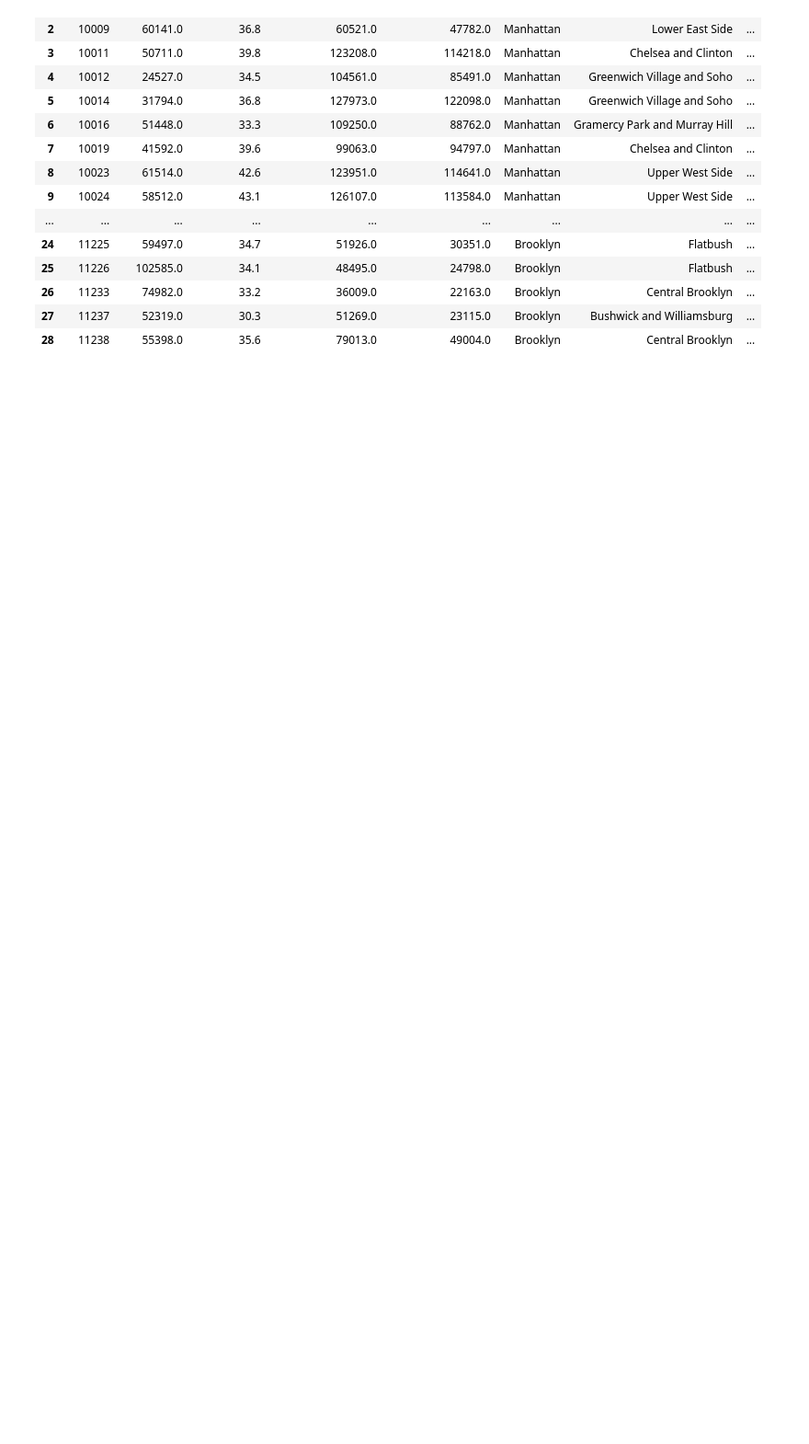
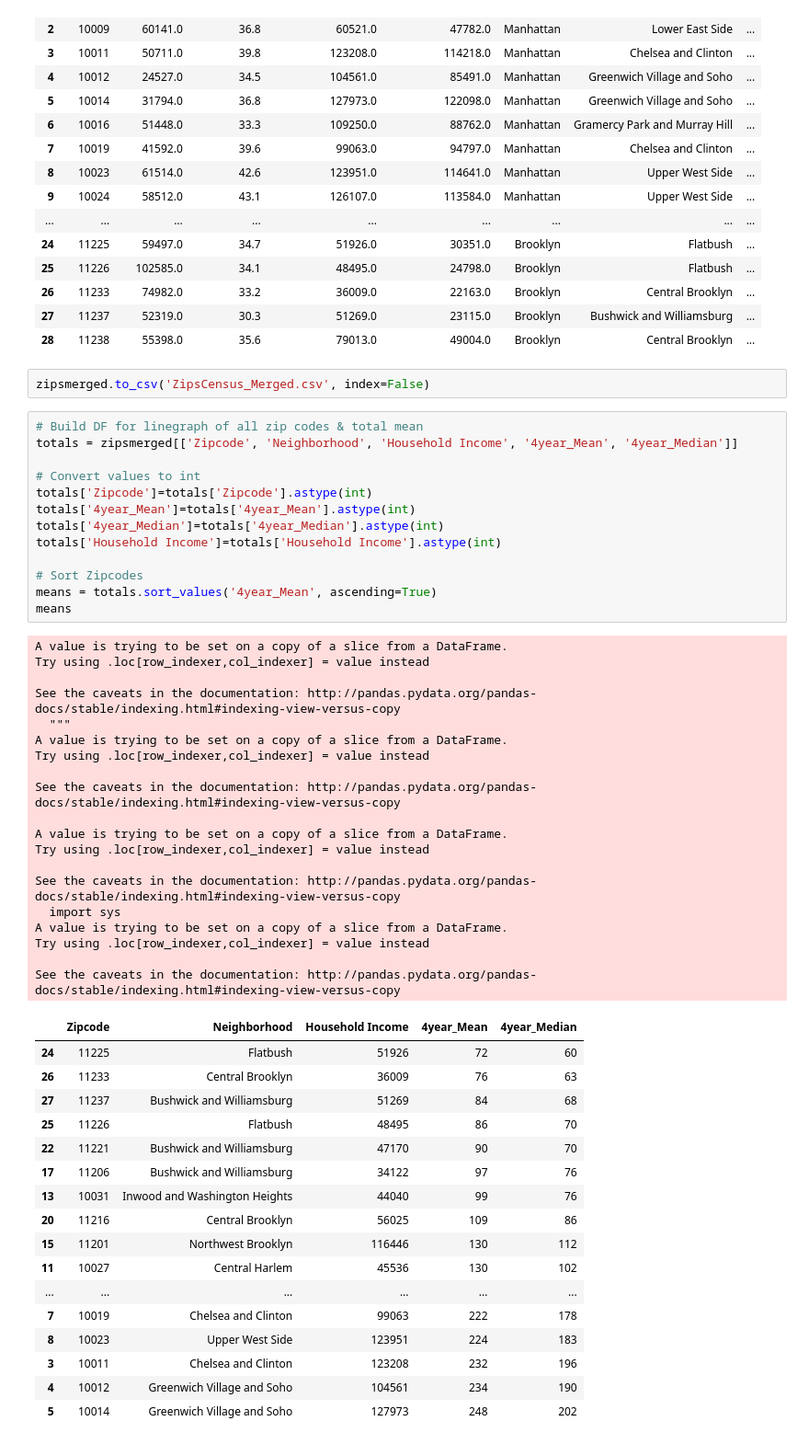
Before and after one commit to mjvillacresesn/Airbnb, a Jupyter notebook: Final_Code/Final_Code.ipynb, the cells around one changed output. Shown: that part at 92% size. Cells and saved outputs as stored; diff of their text form; blank space fills up the shorter version.

```diff
--- a/Final_Code/Final_Code.ipynb
+++ b/Final_Code/Final_Code.ipynb
@@ -116,3 +116,55 @@ See the caveats in the documentation: http://pandas.pydata.org/pandas-docs/stabl
 | 26 | 11233 | 74982.0 | 33.2 | 36009.0 | 22163.0 | Brooklyn | Central Brooklyn | ... |
 | 27 | 11237 | 52319.0 | 30.3 | 51269.0 | 23115.0 | Brooklyn | Bushwick and Williamsburg | ... |
 | 28 | 11238 | 55398.0 | 35.6 | 79013.0 | 49004.0 | Brooklyn | Central Brooklyn | ... |
+# %%
+zipsmerged.to_csv('ZipsCensus_Merged.csv', index=False)
+# %%
+# Build DF for linegraph of all zip codes & total mean
+totals = zipsmerged[['Zipcode', 'Neighborhood', 'Household Income', '4year_Mean', '4year_Median']]
+
+# Convert values to int
+totals['Zipcode']=totals['Zipcode'].astype(int)
+totals['4year_Mean']=totals['4year_Mean'].astype(int)
+totals['4year_Median']=totals['4year_Median'].astype(int)
+totals['Household Income']=totals['Household Income'].astype(int)
+
+# Sort Zipcodes
+means = totals.sort_values('4year_Mean', ascending=True)
+means
+# %% [output]
+A value is trying to be set on a copy of a slice from a DataFrame.
+Try using .loc[row_indexer,col_indexer] = value instead
+
+See the caveats in the documentation: http://pandas.pydata.org/pandas-docs/stable/indexing.html#indexing-view-versus-copy
+  """
+A value is trying to be set on a copy of a slice from a DataFrame.
+Try using .loc[row_indexer,col_indexer] = value instead
+
+See the caveats in the documentation: http://pandas.pydata.org/pandas-docs/stable/indexing.html#indexing-view-versus-copy
+
+A value is trying to be set on a copy of a slice from a DataFrame.
+Try using .loc[row_indexer,col_indexer] = value instead
+
+See the caveats in the documentation: http://pandas.pydata.org/pandas-docs/stable/indexing.html#indexing-view-versus-copy
+  import sys
+A value is trying to be set on a copy of a slice from a DataFrame.
+Try using .loc[row_indexer,col_indexer] = value instead
+
+See the caveats in the documentation: http://pandas.pydata.org/pandas-docs/stable/indexing.html#indexing-view-versus-copy
+|  | Zipcode | Neighborhood | Household Income | 4year_Mean | 4year_Median |
+| 24 | 11225 | Flatbush | 51926 | 72 | 60 |
+| 26 | 11233 | Central Brooklyn | 36009 | 76 | 63 |
+| 27 | 11237 | Bushwick and Williamsburg | 51269 | 84 | 68 |
+| 25 | 11226 | Flatbush | 48495 | 86 | 70 |
+| 22 | 11221 | Bushwick and Williamsburg | 47170 | 90 | 70 |
+| 17 | 11206 | Bushwick and Williamsburg | 34122 | 97 | 76 |
+| 13 | 10031 | Inwood and Washington Heights | 44040 | 99 | 76 |
+| 20 | 11216 | Central Brooklyn | 56025 | 109 | 86 |
+| 15 | 11201 | Northwest Brooklyn | 116446 | 130 | 112 |
+| 11 | 10027 | Central Harlem | 45536 | 130 | 102 |
+| ... | ... | ... | ... | ... | ... |
+| 7 | 10019 | Chelsea and Clinton | 99063 | 222 | 178 |
+| 8 | 10023 | Upper West Side | 123951 | 224 | 183 |
+| 3 | 10011 | Chelsea and Clinton | 123208 | 232 | 196 |
+| 4 | 10012 | Greenwich Village and Soho | 104561 | 234 | 190 |
+| 5 | 10014 | Greenwich Village and Soho | 127973 | 248 | 202 |
```
Also changed, not shown: parts of 4 cells of this notebook.
